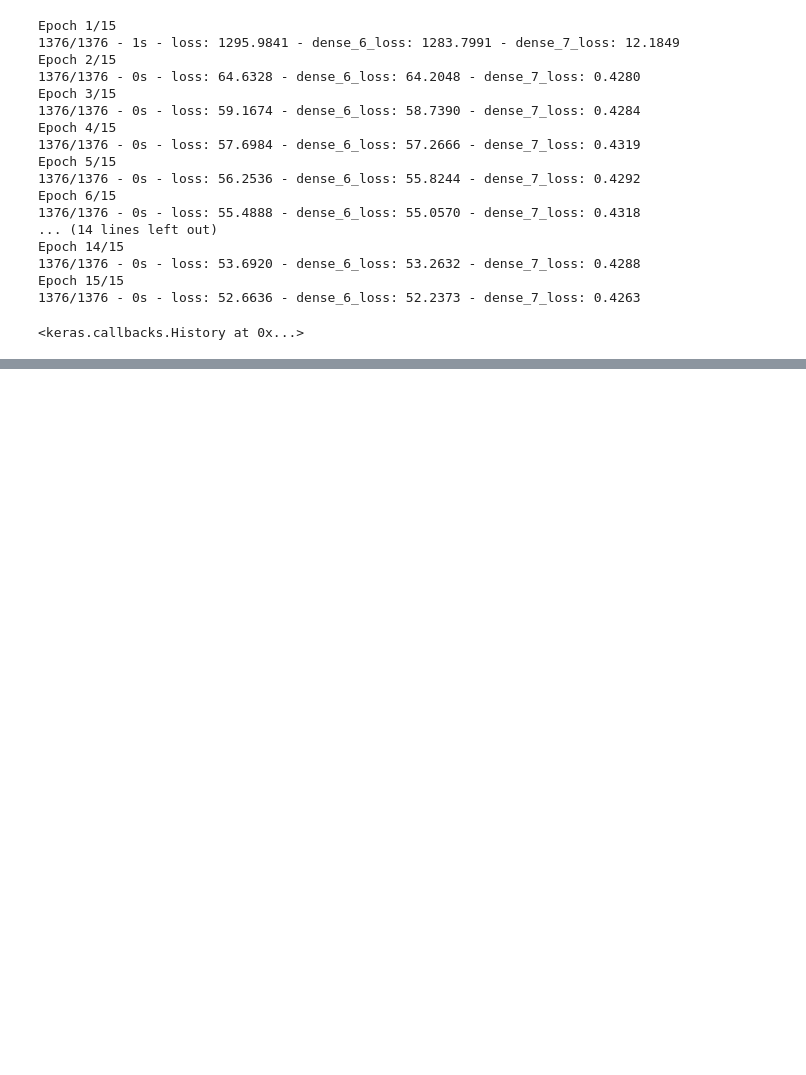
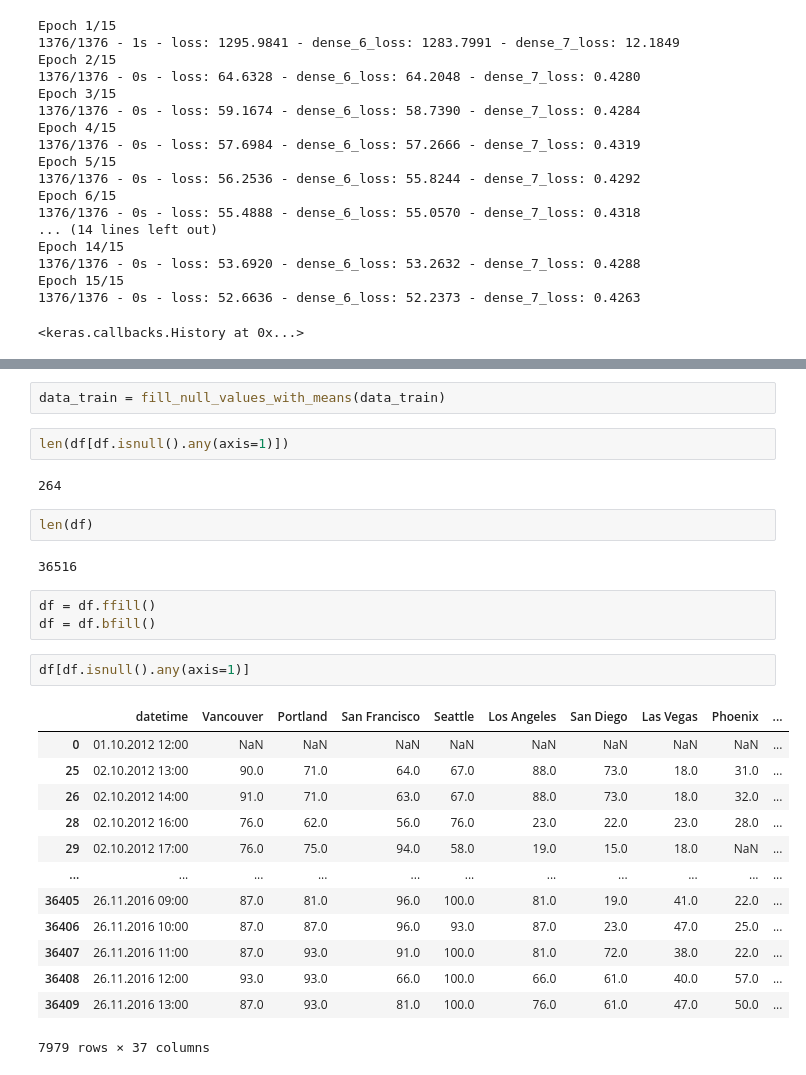
Before and after one commit to Walczi123/Weather_Prediction_Artificial_Neural_Networks_Project_III, a Jupyter notebook: test.ipynb, the cells around one changed output, grey strips where cells are left out. Saved outputs shown, nothing was run; the diff lists cells and outputs as text; blank space fills up the shorter version.

Commit message:
mean null values update

```diff
--- a/test.ipynb
+++ b/test.ipynb
@@ -265,0 +366,29 @@ Epoch 15/15
+# %%
+data_train = fill_null_values_with_means(data_train)
+# %%
+len(df[df.isnull().any(axis=1)])
+# %% [output]
+264
+# %%
+len(df)
+# %% [output]
+36516
+# %%
+df = df.ffill()
+df = df.bfill()
+# %%
+df[df.isnull().any(axis=1)]
+# %% [output]
+|  | datetime | Vancouver | Portland | San Francisco | Seattle | Los Angeles | San Diego | Las Vegas | Phoenix | ... |
+| 0 | 01.10.2012 12:00 | NaN | NaN | NaN | NaN | NaN | NaN | NaN | NaN | ... |
+| 25 | 02.10.2012 13:00 | 90.0 | 71.0 | 64.0 | 67.0 | 88.0 | 73.0 | 18.0 | 31.0 | ... |
+| 26 | 02.10.2012 14:00 | 91.0 | 71.0 | 63.0 | 67.0 | 88.0 | 73.0 | 18.0 | 32.0 | ... |
+| 28 | 02.10.2012 16:00 | 76.0 | 62.0 | 56.0 | 76.0 | 23.0 | 22.0 | 23.0 | 28.0 | ... |
+| 29 | 02.10.2012 17:00 | 76.0 | 75.0 | 94.0 | 58.0 | 19.0 | 15.0 | 18.0 | NaN | ... |
+| ... | ... | ... | ... | ... | ... | ... | ... | ... | ... | ... |
+| 36405 | 26.11.2016 09:00 | 87.0 | 81.0 | 96.0 | 100.0 | 81.0 | 19.0 | 41.0 | 22.0 | ... |
+| 36406 | 26.11.2016 10:00 | 87.0 | 87.0 | 96.0 | 93.0 | 87.0 | 23.0 | 47.0 | 25.0 | ... |
+| 36407 | 26.11.2016 11:00 | 87.0 | 93.0 | 91.0 | 100.0 | 81.0 | 72.0 | 38.0 | 22.0 | ... |
+| 36408 | 26.11.2016 12:00 | 93.0 | 93.0 | 66.0 | 100.0 | 66.0 | 61.0 | 40.0 | 57.0 | ... |
+| 36409 | 26.11.2016 13:00 | 87.0 | 93.0 | 81.0 | 100.0 | 76.0 | 61.0 | 47.0 | 50.0 | ... |
+7979 rows × 37 columns
```
Also changed, not shown: parts of 40 cells of this notebook, 1 other file.
